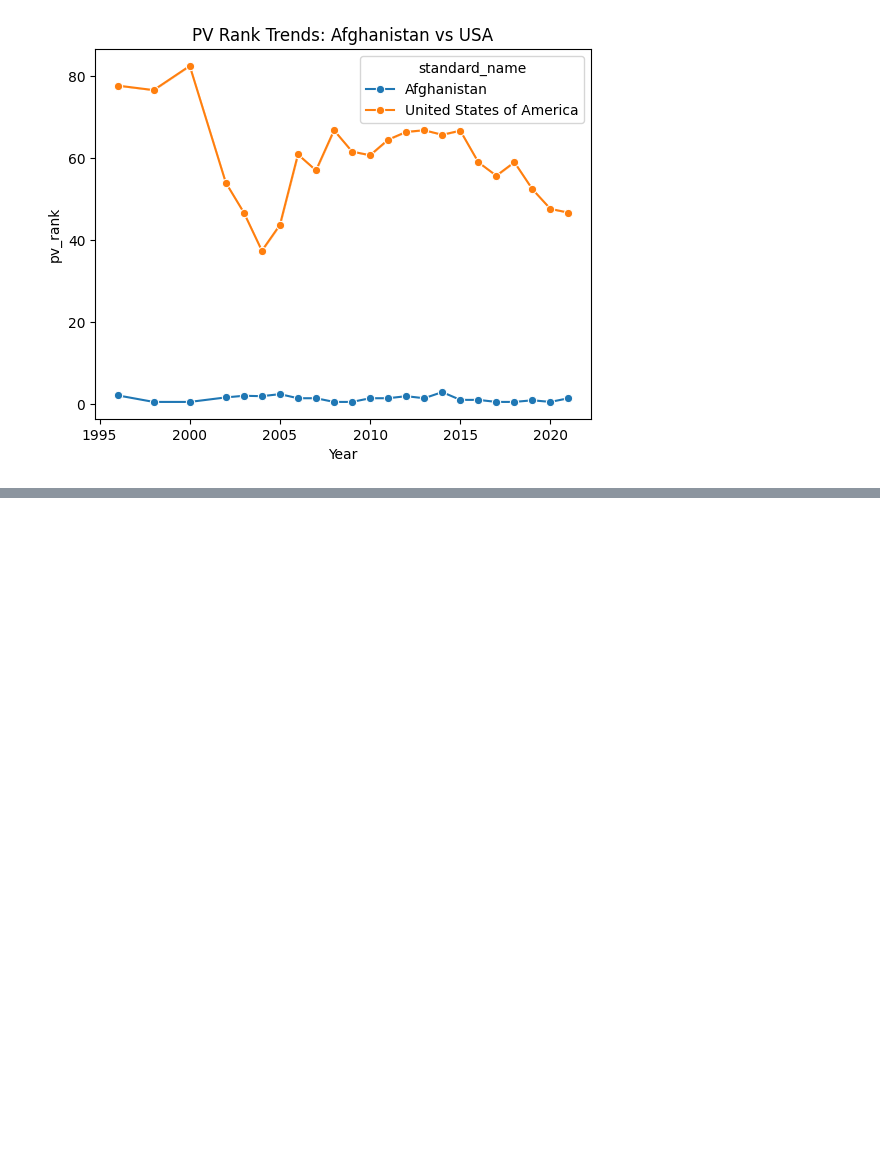
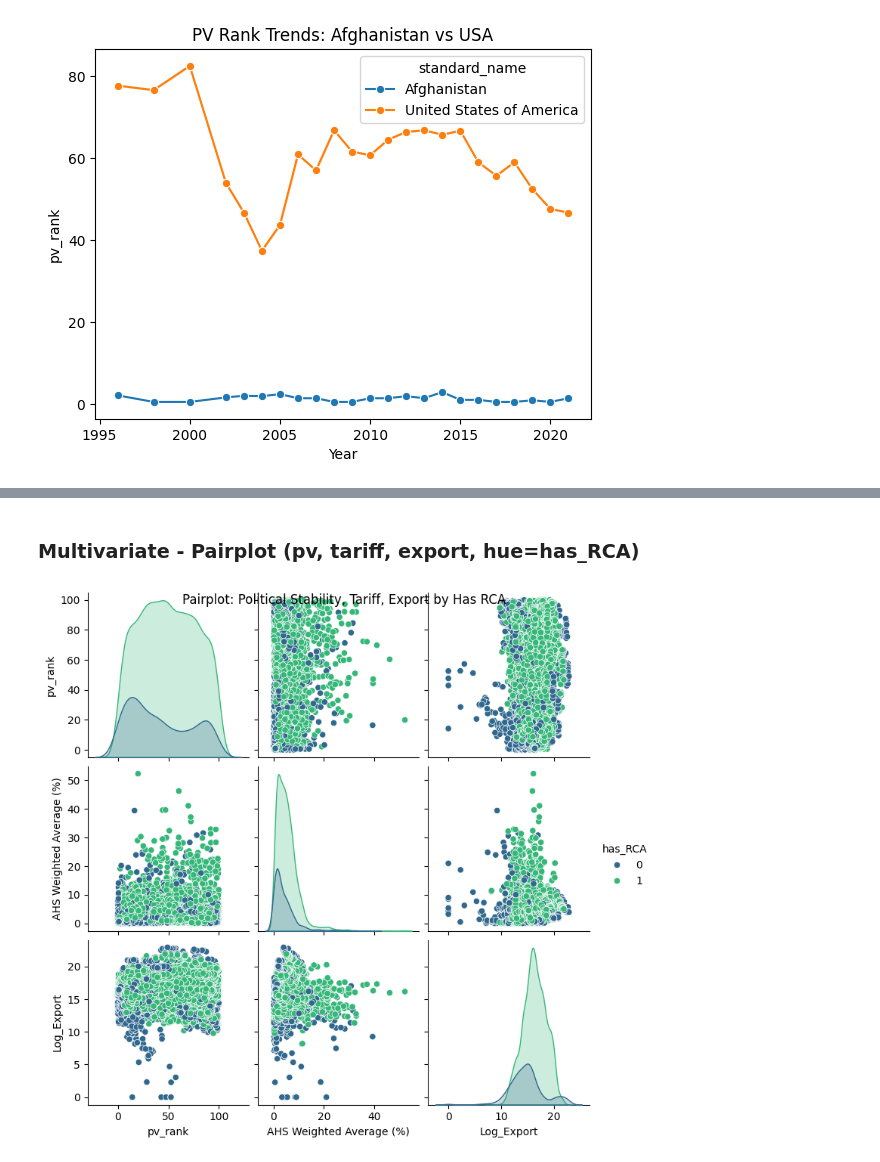
Before and after one commit to fountainhead-2207/DS111, a Jupyter notebook: Data/Bronze/EDA_Overall.ipynb, the cells around one changed output, grey strips where cells are left out. Cells and saved outputs as stored; diff of their text form; code cells hidden in the pictures; blank space fills up the shorter version.

```diff
--- a/Data/Bronze/EDA_Overall.ipynb
+++ b/Data/Bronze/EDA_Overall.ipynb
@@ -609,0 +733,8 @@ plt.show()
+# %% [markdown]
+### Multivariate - Pairplot (pv, tariff, export, hue=has_RCA)
+# %%
+sns.pairplot(df_pivoted[['pv_rank', 'AHS Weighted Average (%)', 'Log_Export', 'has_RCA']], hue='has_RCA', palette='viridis')
+plt.suptitle('Pairplot: Political Stability, Tariff, Export by Has RCA')
+plt.show()
+# %% [output]
+[figure, added]
```
Also changed, not shown: parts of 31 cells of this notebook.
